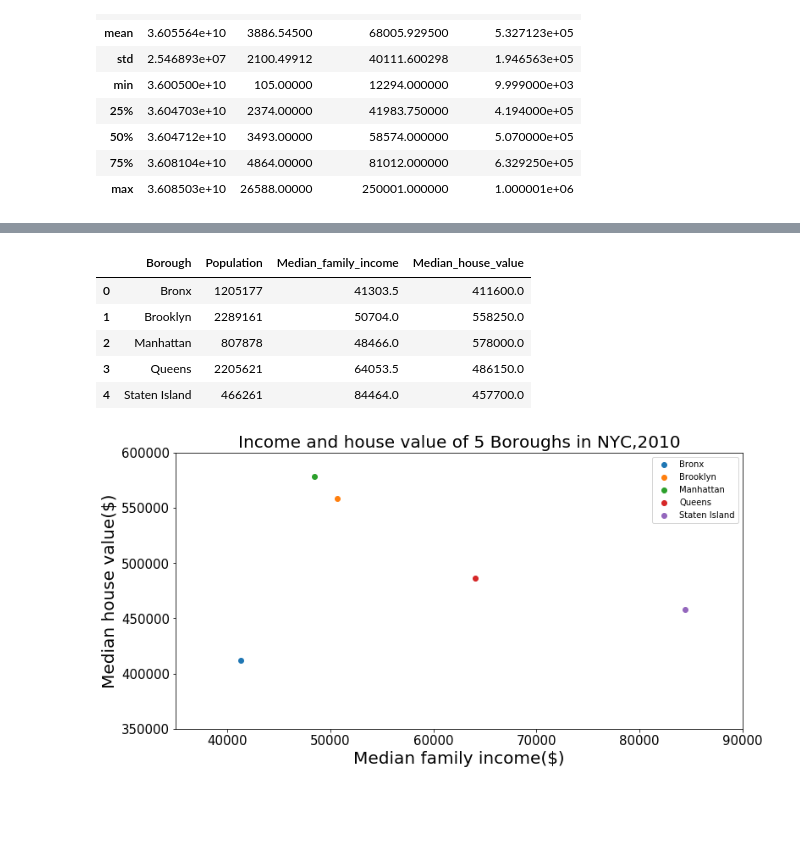
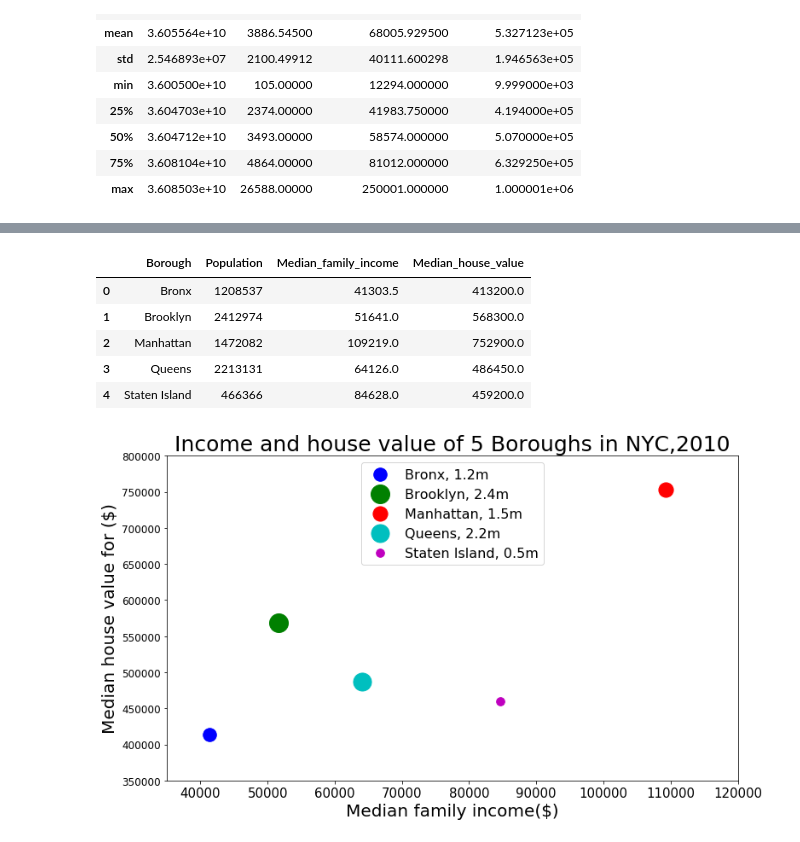
Before and after one commit to picniclin/PUI2017_yl5240, a Jupyter notebook: HW8_yl5240/HW8_yl5240.ipynb, the cells around one changed output, grey strips where cells are left out. Drawn from its saved outputs; the diff is of its cells as text; code cells hidden in the pictures; blank space fills up the shorter version.

```diff
--- a/HW8_yl5240/HW8_yl5240.ipynb
+++ b/HW8_yl5240/HW8_yl5240.ipynb
@@ -41,14 +42,19 @@ True
 for i in df1.index:
     if str(df1.loc[i,'census_tract']).startswith('36005'):
         df1.loc[i,'Borough'] = 'Bronx'
+        df1.loc[i,'color'] = 'b'
     elif str(df1.loc[i,'census_tract']).startswith('36047'):
         df1.loc[i,'Borough'] = 'Brooklyn'
+        df1.loc[i,'color'] = 'g'
     elif str(df1.loc[i,'census_tract']).startswith('36061'):
         df1.loc[i,'Borough'] = 'Manhattan'
+        df1.loc[i,'color'] = 'r'
     elif str(df1.loc[i,'census_tract']).startswith('36081'):
         df1.loc[i,'Borough'] = 'Queens'
+        df1.loc[i,'color'] = 'c'
     elif str(df1.loc[i,'census_tract']).startswith('36085'):
         df1.loc[i,'Borough'] = 'Staten Island'
+        df1.loc[i,'color'] = 'm'
 # %%
 df1.head()
 # %% [output]
@@ -83,30 +96,35 @@ df2.shape
 # %%
-df3 = pd.concat([df2.groupby(by = 'Borough').sum()['Population'],
-           df2.groupby(by = 'Borough').median()[['Median_family_income','Median_house_value']]],
+df3 = pd.concat([df1.groupby(by = 'Borough').sum()['Population'],
+           df1.groupby(by = 'Borough').median()[['Median_family_income','Median_house_value']]],
           axis = 1).reset_index()
 df3
 # %% [output]
 |  | Borough | Population | Median_family_income | Median_house_value |
-| 0 | Bronx | 1205177 | 41303.5 | 411600.0 |
-| 1 | Brooklyn | 2289161 | 50704.0 | 558250.0 |
-| 2 | Manhattan | 807878 | 48466.0 | 578000.0 |
-| 3 | Queens | 2205621 | 64053.5 | 486150.0 |
-| 4 | Staten Island | 466261 | 84464.0 | 457700.0 |
+| 0 | Bronx | 1208537 | 41303.5 | 413200.0 |
+| 1 | Brooklyn | 2412974 | 51641.0 | 568300.0 |
+| 2 | Manhattan | 1472082 | 109219.0 | 752900.0 |
+| 3 | Queens | 2213131 | 64126.0 | 486450.0 |
+| 4 | Staten Island | 466366 | 84628.0 | 459200.0 |
 # %%
-plt.figure(figsize = (12, 6))
-plt.scatter(df3.Median_family_income[0], df3.Median_house_value[0], label = 'Bronx')
-plt.scatter(df3.Median_family_income[1], df3.Median_house_value[1], label = 'Brooklyn')
-plt.scatter(df3.Median_family_income[2], df3.Median_house_value[2], label = 'Manhattan')
-plt.scatter(df3.Median_family_income[3], df3.Median_house_value[3], label = 'Queens')
-plt.scatter(df3.Median_family_income[4], df3.Median_house_value[4], label = 'Staten Island')
-plt.legend()
-plt.xlim(35000,90000)
-plt.ylim(350000,600000)
+plt.figure(figsize = (12, 7))
+plt.scatter(df3.Median_family_income[0], df3.Median_house_value[0],
+            s = df3.Population[0]/5000, label = 'Bronx, 1.2m', c = 'b')
+plt.scatter(df3.Median_family_income[1], df3.Median_house_value[1],
+            s = df3.Population[1]/5000, label = 'Brooklyn, 2.4m', c = 'g')
+plt.scatter(df3.Median_family_income[2], df3.Median_house_value[2],
+            s = df3.Population[2]/5000,label = 'Manhattan, 1.5m', c ='r')
+plt.scatter(df3.Median_family_income[3], df3.Median_house_value[3],
+            s = df3.Population[3]/5000,label = 'Queens, 2.2m', c = 'c')
+plt.scatter(df3.Median_family_income[4], df3.Median_house_value[4],
+            s = df3.Population[4]/5000,label = 'Staten Island, 0.5m', c = 'm')
+plt.legend(loc= 'upper center', prop={'size': 16})
+plt.xlim(35000,120000)
+plt.ylim(350000,800000)
 plt.xticks(fontsize =15)
-plt.yticks(fontsize =15)
+plt.yticks(fontsize =12)
 plt.xlabel('Median family income($)', fontsize = 20)
-plt.ylabel('Census tract edian values of median house value for ($)', fontsize = 20)
-plt.title('Income and house value of 5 Boroughs in NYC,2010', fontsize = 20)
+plt.ylabel('Median house value for ($)', fontsize = 20)
+plt.title('Income and house value of 5 Boroughs in NYC,2010', fontsize = 25)
 plt.show()
 # %% [output]
-[figure, old version]
+[figure, new version]
```
Also changed, not shown: parts of 7 cells of this notebook.
